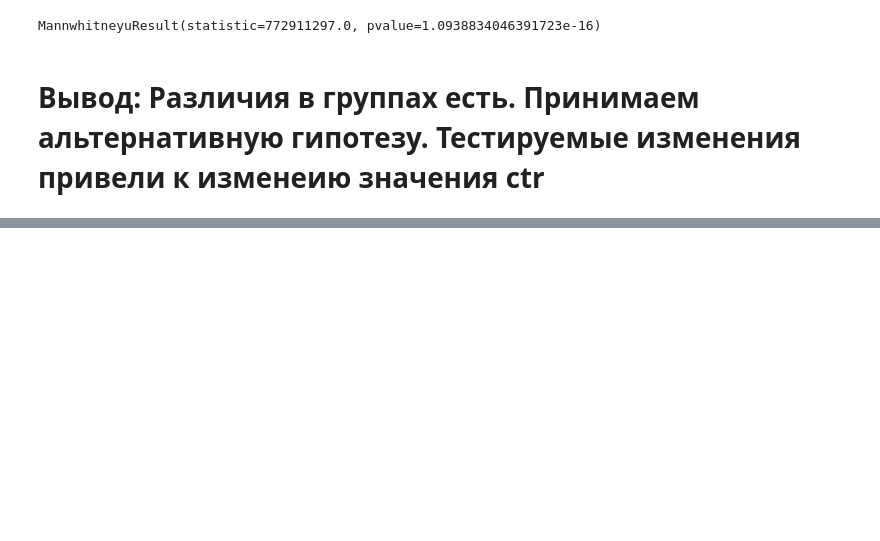
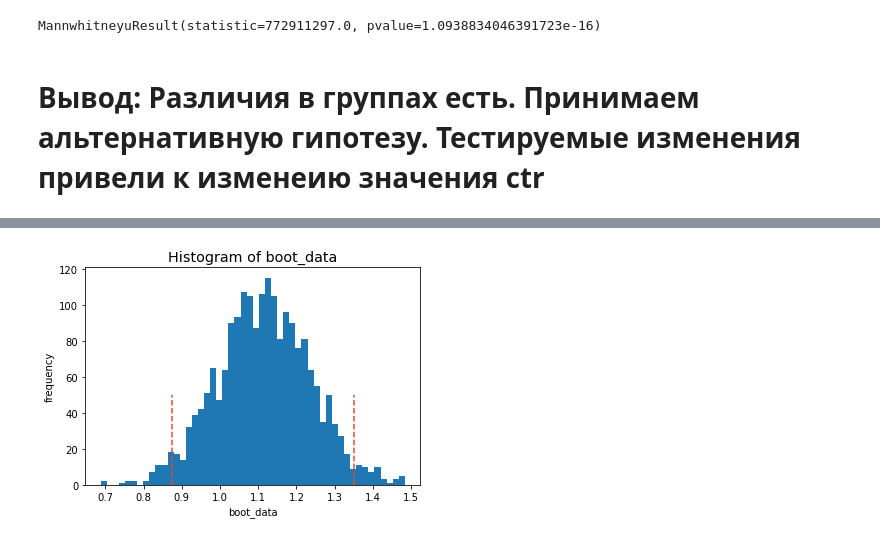
Before and after one commit to OlgaBuhovec/ab_test, a Jupyter notebook: ab_test.ipynb, the cells around one changed output, grey strips where cells are left out. Drawn from its saved outputs; the diff is of its cells as text; code cells hidden in the pictures; blank space fills up the shorter version.

```diff
--- a/ab_test.ipynb
+++ b/ab_test.ipynb
@@ -158,0 +234,10 @@ MannwhitneyuResult(statistic=772911297.0, pvalue=1.0938834046391723e-16)
+# %%
+ab_test = ab.query("group =='test'")
+ab_control = ab.query("group =='control'")
+# %%
+column_1 = ab_test['ctr']
+column_2 = ab_control['ctr']
+# %%
+booted_data = get_bootstrap(column_1, column_2, boot_it = 2000)
+# %% [output]
+[figure, added]
```
Also changed, not shown: parts of 4 cells of this notebook, 1 other file.
